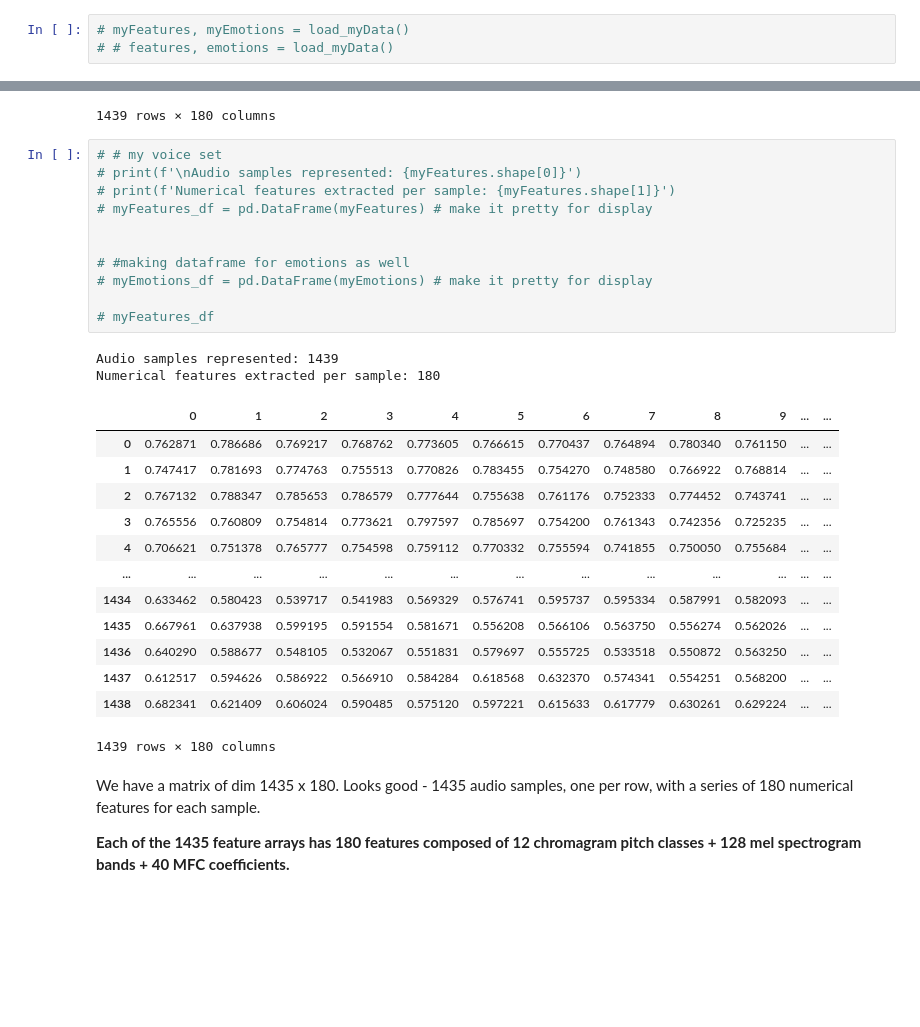
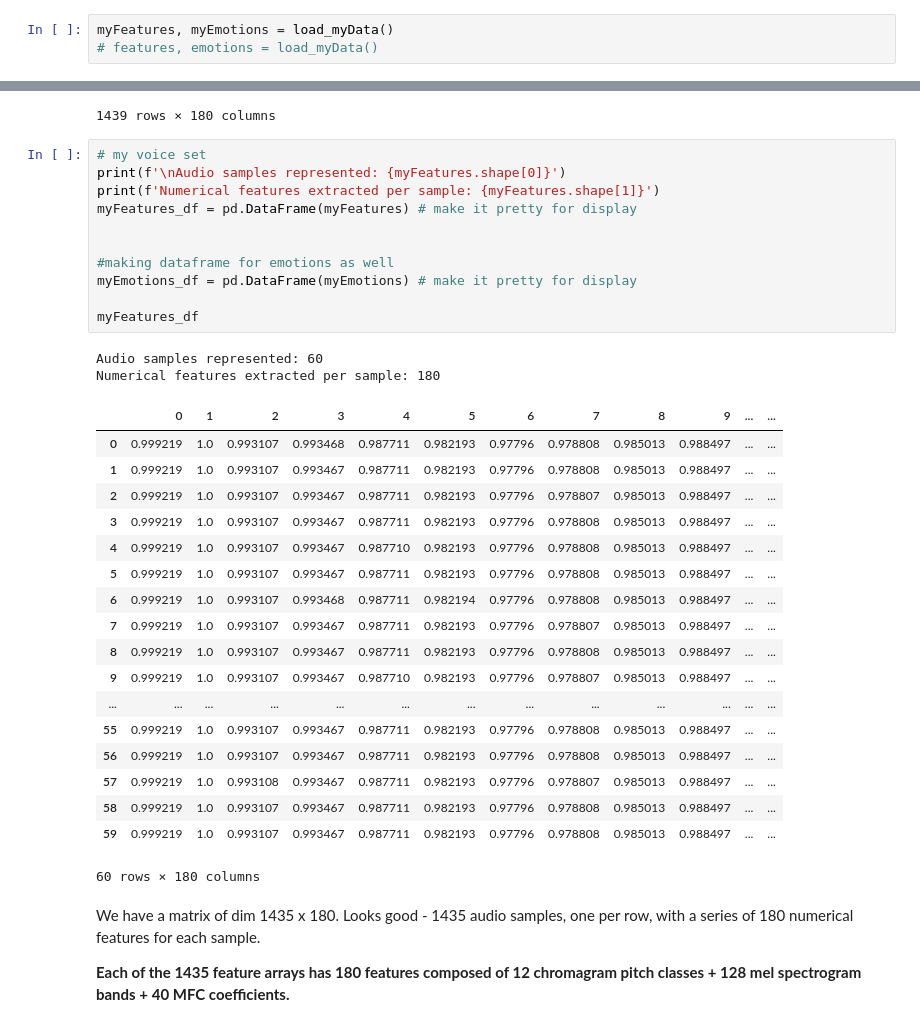
Before and after one commit to rebecccawong/Week3-ClassicML, a Jupyter notebook: Week_3_MachineLearning.ipynb, the cells around one changed output, grey strips where cells are left out. Saved outputs shown, nothing was run; the diff lists cells and outputs as text; blank space fills up the shorter version.

```diff
--- a/Week_3_MachineLearning.ipynb
+++ b/Week_3_MachineLearning.ipynb
@@ -217,6 +217,6 @@ features, emotions = load_data()
 # %% [output]
  Processed 1439/1440 audio samples
 # %%
-# myFeatures, myEmotions = load_myData()
-# # features, emotions = load_myData()
+myFeatures, myEmotions = load_myData()
+# features, emotions = load_myData()
 # %% [output]
@@ -250,32 +250,37 @@ Numerical features extracted per sample: 180
 | 1438 | 0.682341 | 0.621409 | 0.606023 | 0.590485 | 0.575120 | 0.597221 | 0.615633 | 0.617779 | 0.630261 | 0.629224 | ... | ... |
 1439 rows × 180 columns
 # %%
-# # my voice set
-# print(f'\nAudio samples represented: {myFeatures.shape[0]}')
-# print(f'Numerical features extracted per sample: {myFeatures.shape[1]}')
-# myFeatures_df = pd.DataFrame(myFeatures) # make it pretty for display
+# my voice set
+print(f'\nAudio samples represented: {myFeatures.shape[0]}')
+print(f'Numerical features extracted per sample: {myFeatures.shape[1]}')
+myFeatures_df = pd.DataFrame(myFeatures) # make it pretty for display
 
 
-# #making dataframe for emotions as well
-# myEmotions_df = pd.DataFrame(myEmotions) # make it pretty for display
+#making dataframe for emotions as well
+myEmotions_df = pd.DataFrame(myEmotions) # make it pretty for display
 
-# myFeatures_df
+myFeatures_df
 # %% [output]
-Audio samples represented: 1439
+Audio samples represented: 60
 Numerical features extracted per sample: 180
 |  | 0 | 1 | 2 | 3 | 4 | 5 | 6 | 7 | 8 | 9 | ... | ... |
-| 0 | 0.762871 | 0.786686 | 0.769217 | 0.768762 | 0.773605 | 0.766615 | 0.770437 | 0.764894 | 0.780340 | 0.761150 | ... | ... |
-| 1 | 0.747417 | 0.781693 | 0.774763 | 0.755513 | 0.770826 | 0.783455 | 0.754270 | 0.748580 | 0.766922 | 0.768814 | ... | ... |
-| 2 | 0.767132 | 0.788347 | 0.785653 | 0.786579 | 0.777644 | 0.755638 | 0.761176 | 0.752333 | 0.774452 | 0.743741 | ... | ... |
-| 3 | 0.765556 | 0.760809 | 0.754814 | 0.773621 | 0.797597 | 0.785697 | 0.754200 | 0.761343 | 0.742356 | 0.725235 | ... | ... |
-| 4 | 0.706621 | 0.751378 | 0.765777 | 0.754598 | 0.759112 | 0.770332 | 0.755594 | 0.741855 | 0.750050 | 0.755684 | ... | ... |
+| 0 | 0.999219 | 1.0 | 0.993107 | 0.993468 | 0.987711 | 0.982193 | 0.97796 | 0.978808 | 0.985013 | 0.988497 | ... | ... |
+| 1 | 0.999219 | 1.0 | 0.993107 | 0.993467 | 0.987711 | 0.982193 | 0.97796 | 0.978808 | 0.985013 | 0.988497 | ... | ... |
+| 2 | 0.999219 | 1.0 | 0.993107 | 0.993467 | 0.987711 | 0.982193 | 0.97796 | 0.978807 | 0.985013 | 0.988497 | ... | ... |
+| 3 | 0.999219 | 1.0 | 0.993107 | 0.993467 | 0.987711 | 0.982193 | 0.97796 | 0.978808 | 0.985013 | 0.988497 | ... | ... |
+| 4 | 0.999219 | 1.0 | 0.993107 | 0.993467 | 0.987710 | 0.982193 | 0.97796 | 0.978808 | 0.985013 | 0.988497 | ... | ... |
+| 5 | 0.999219 | 1.0 | 0.993107 | 0.993467 | 0.987711 | 0.982193 | 0.97796 | 0.978808 | 0.985013 | 0.988497 | ... | ... |
+| 6 | 0.999219 | 1.0 | 0.993107 | 0.993468 | 0.987711 | 0.982194 | 0.97796 | 0.978808 | 0.985013 | 0.988497 | ... | ... |
+| 7 | 0.999219 | 1.0 | 0.993107 | 0.993467 | 0.987711 | 0.982193 | 0.97796 | 0.978807 | 0.985013 | 0.988497 | ... | ... |
+| 8 | 0.999219 | 1.0 | 0.993107 | 0.993467 | 0.987711 | 0.982193 | 0.97796 | 0.978808 | 0.985013 | 0.988497 | ... | ... |
+| 9 | 0.999219 | 1.0 | 0.993107 | 0.993467 | 0.987710 | 0.982193 | 0.97796 | 0.978807 | 0.985013 | 0.988497 | ... | ... |
 | ... | ... | ... | ... | ... | ... | ... | ... | ... | ... | ... | ... | ... |
-| 1434 | 0.633462 | 0.580423 | 0.539717 | 0.541983 | 0.569329 | 0.576741 | 0.595737 | 0.595334 | 0.587991 | 0.582093 | ... | ... |
-| 1435 | 0.667961 | 0.637938 | 0.599195 | 0.591554 | 0.581671 | 0.556208 | 0.566106 | 0.563750 | 0.556274 | 0.562026 | ... | ... |
-| 1436 | 0.640290 | 0.588677 | 0.548105 | 0.532067 | 0.551831 | 0.579697 | 0.555725 | 0.533518 | 0.550872 | 0.563250 | ... | ... |
-| 1437 | 0.612517 | 0.594626 | 0.586922 | 0.566910 | 0.584284 | 0.618568 | 0.632370 | 0.574341 | 0.554251 | 0.568200 | ... | ... |
-| 1438 | 0.682341 | 0.621409 | 0.606024 | 0.590485 | 0.575120 | 0.597221 | 0.615633 | 0.617779 | 0.630261 | 0.629224 | ... | ... |
+| 55 | 0.999219 | 1.0 | 0.993107 | 0.993467 | 0.987711 | 0.982193 | 0.97796 | 0.978808 | 0.985013 | 0.988497 | ... | ... |
+| 56 | 0.999219 | 1.0 | 0.993107 | 0.993467 | 0.987711 | 0.982193 | 0.97796 | 0.978808 | 0.985013 | 0.988497 | ... | ... |
+| 57 | 0.999219 | 1.0 | 0.993108 | 0.993467 | 0.987711 | 0.982193 | 0.97796 | 0.978807 | 0.985013 | 0.988497 | ... | ... |
+| 58 | 0.999219 | 1.0 | 0.993107 | 0.993467 | 0.987711 | 0.982193 | 0.97796 | 0.978808 | 0.985013 | 0.988497 | ... | ... |
+| 59 | 0.999219 | 1.0 | 0.993107 | 0.993467 | 0.987711 | 0.982193 | 0.97796 | 0.978808 | 0.985013 | 0.988497 | ... | ... |
-1439 rows × 180 columns
+60 rows × 180 columns
 # %% [markdown]
 We have a matrix of dim 1435 x 180. Looks good - 1435 audio samples, one per row, with a series of
 180 numerical features for each sample.
```
Also changed, not shown: parts of 15 cells of this notebook.
